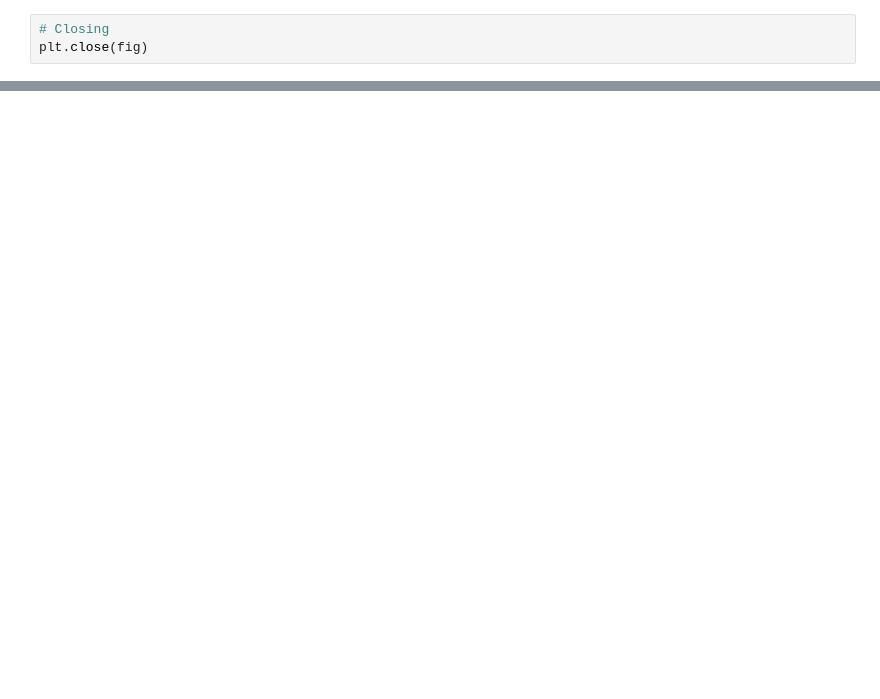
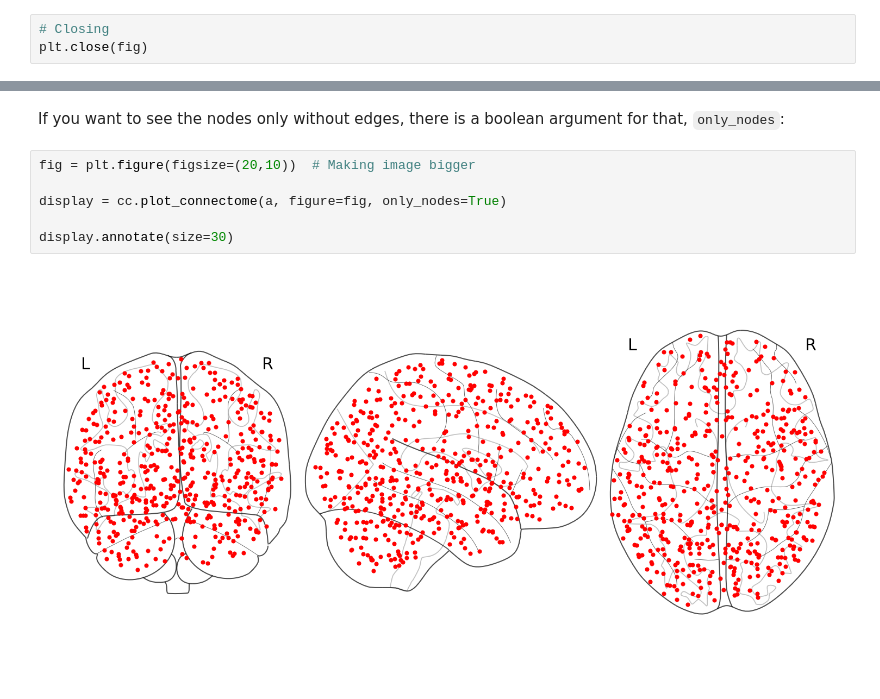
Before and after one commit to RittmanResearch/maybrain, a Jupyter notebook: docs/04 - The plotting Package.ipynb, the cells around one changed output, grey strips where cells are left out. Cells and saved outputs as stored; diff of their text form; blank space fills up the shorter version.

```diff
--- a/docs/04 - The plotting Package.ipynb
+++ b/docs/04 - The plotting Package.ipynb
@@ -228,0 +99,10 @@ str(0)
+# %% [markdown]
+If you want to see the nodes only without edges, there is a boolean argument for that, `only_nodes`:
+# %%
+fig = plt.figure(figsize=(20,10))  # Making image bigger
+
+display = cc.plot_connectome(a, figure=fig, only_nodes=True)
+
+display.annotate(size=30)
+# %% [output]
+[figure, added]
```
Also changed, not shown: parts of 29 cells of this notebook, 7 other files.
